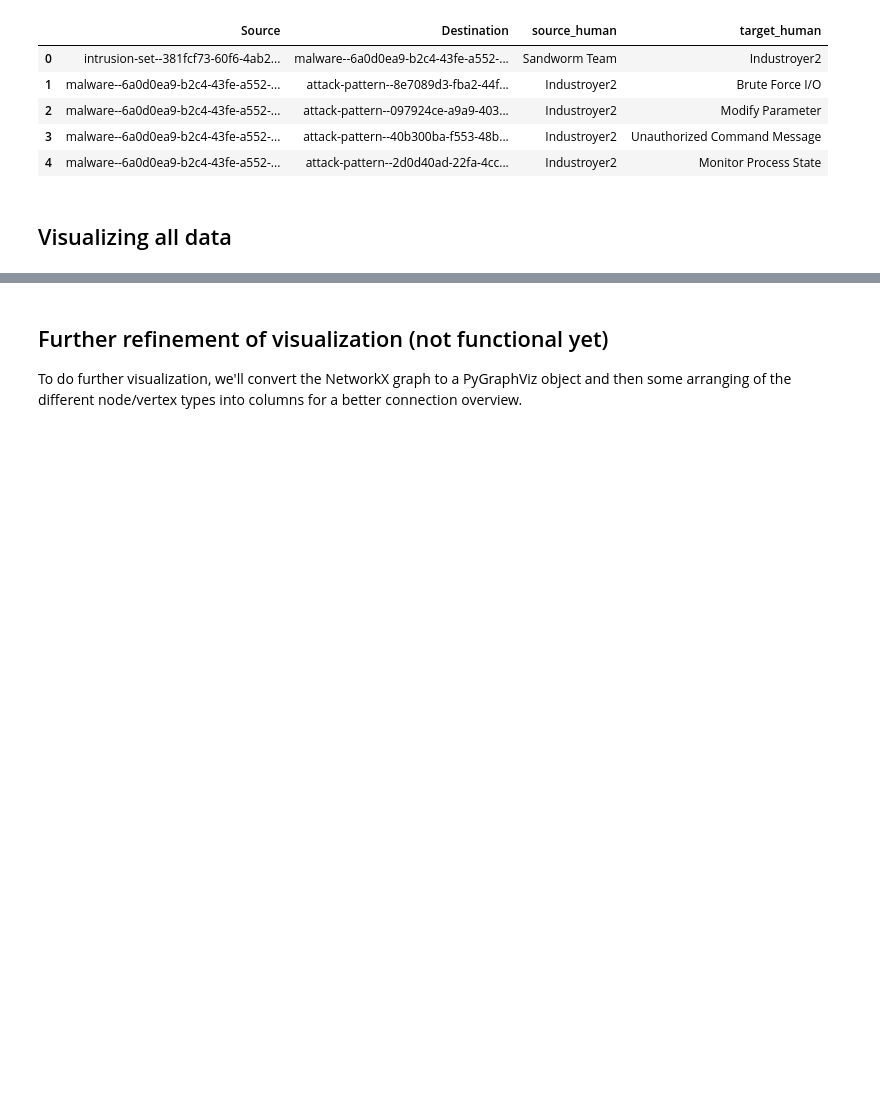
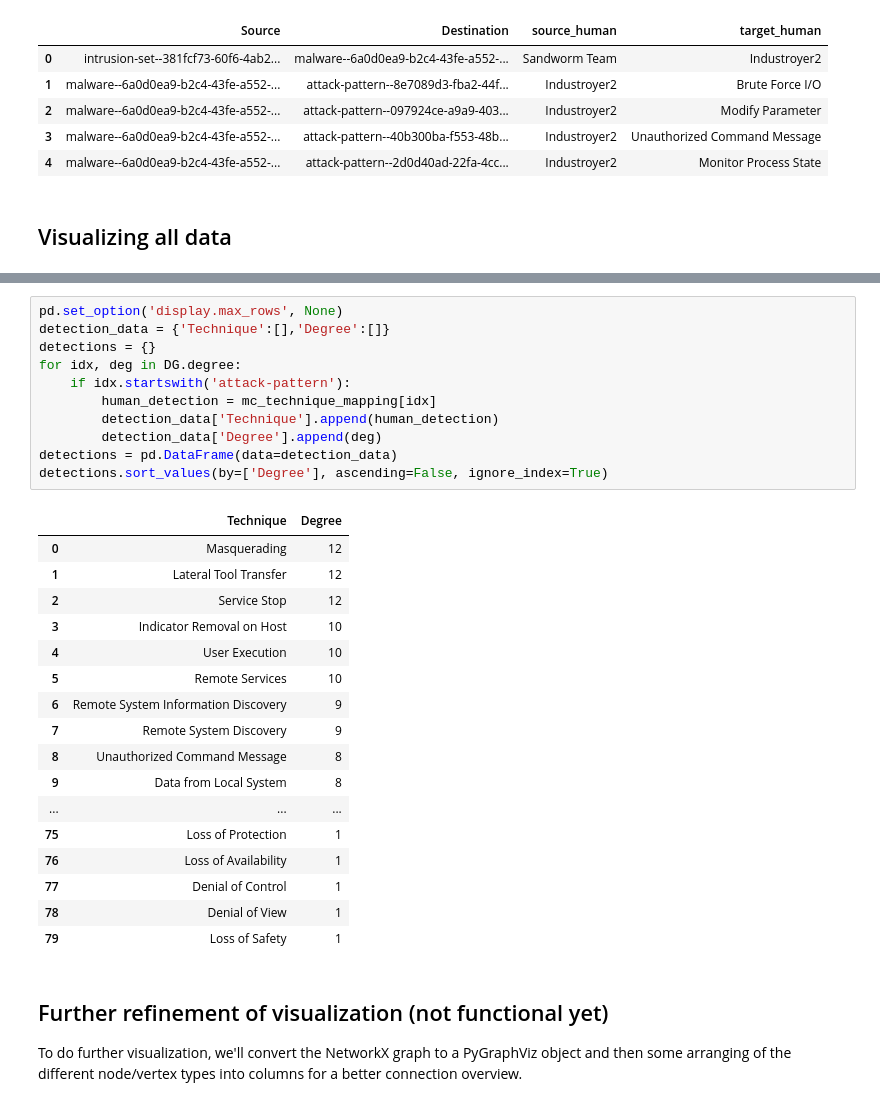
Before and after one commit to JorisRijs/mitre-visuals, a Jupyter notebook: Ics-mitre-mapping.ipynb, the cells around one changed output, grey strips where cells are left out. Cells and saved outputs as stored; diff of their text form; blank space fills up the shorter version.

```diff
--- a/Ics-mitre-mapping.ipynb
+++ b/Ics-mitre-mapping.ipynb
@@ -255,3 +412,32 @@ show(plot)
+# %%
+pd.set_option('display.max_rows', None)
+detection_data = {'Technique':[],'Degree':[]}
+detections = {}
+for idx, deg in DG.degree:
+    if idx.startswith('attack-pattern'):
+        human_detection = mc_technique_mapping[idx]
+        detection_data['Technique'].append(human_detection)
+        detection_data['Degree'].append(deg)
+detections = pd.DataFrame(data=detection_data)
+detections.sort_values(by=['Degree'], ascending=False, ignore_index=True)
+# %% [output]
+|  | Technique | Degree |
+| 0 | Masquerading | 12 |
+| 1 | Lateral Tool Transfer | 12 |
+| 2 | Service Stop | 12 |
+| 3 | Indicator Removal on Host | 10 |
+| 4 | User Execution | 10 |
+| 5 | Remote Services | 10 |
+| 6 | Remote System Information Discovery | 9 |
+| 7 | Remote System Discovery | 9 |
+| 8 | Unauthorized Command Message | 8 |
+| 9 | Data from Local System | 8 |
+| ... | ... | ... |
+| 75 | Loss of Protection | 1 |
+| 76 | Loss of Availability | 1 |
+| 77 | Denial of Control | 1 |
+| 78 | Denial of View | 1 |
+| 79 | Loss of Safety | 1 |
 # %% [markdown]
 ## Further refinement of visualization (not functional yet)
 
```
Also changed, not shown: parts of 6 cells of this notebook, 2 other files.
